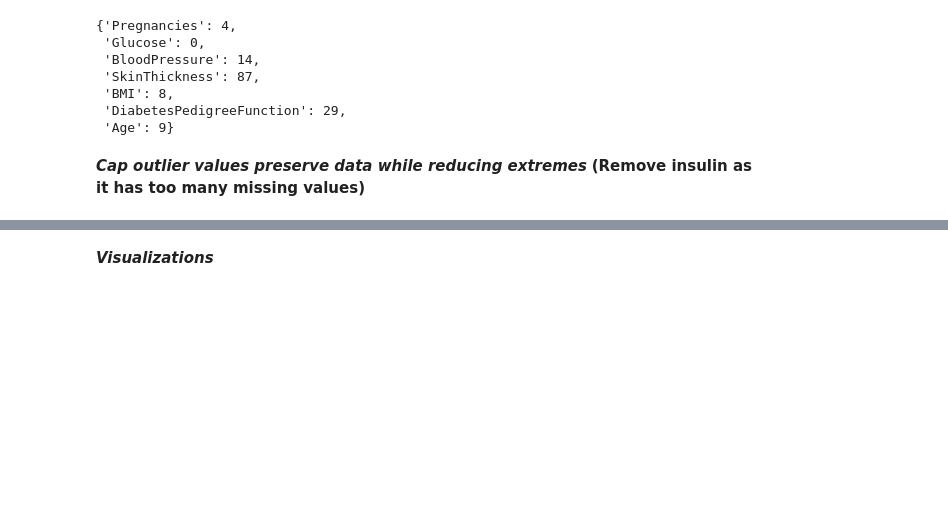
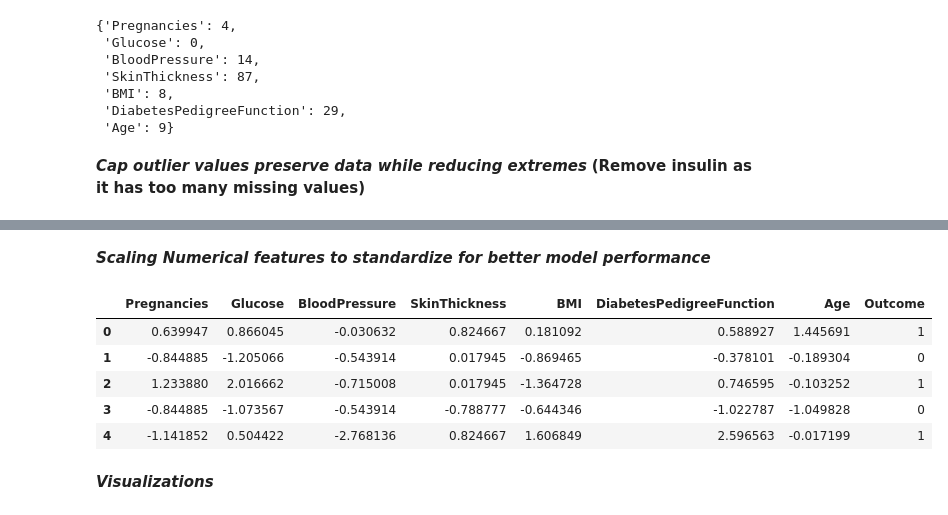
Before and after one commit to NjalaleFred/PimaIndiansDiabetesAnalysis, a Jupyter notebook: Preprocessing and EDA/pima_indians.ipynb, the cells around one changed output, grey strips where cells are left out. Saved outputs shown, nothing was run; the diff lists cells and outputs as text; code cells hidden in the pictures; blank space fills up the shorter version.

```diff
--- a/Preprocessing and EDA/pima_indians.ipynb
+++ b/Preprocessing and EDA/pima_indians.ipynb
@@ -208,6 +209,27 @@ df.describe()
 | 50% | 3.000000 | 117.000000 | 72.000000 | 29.000000 | 32.300000 | 0.372500 | 29.000000 | 0.000000 |
 | 75% | 6.000000 | 140.250000 | 80.000000 | 32.000000 | 36.600000 | 0.626250 | 41.000000 | 1.000000 |
 | max | 17.000000 | 199.000000 | 104.000000 | 42.500000 | 50.250000 | 1.200000 | 66.500000 | 1.000000 |
+# %% [markdown]
+***Scaling Numerical features to standardize for better model performance***
+# %%
+scaler = StandardScaler()
+
+# Columns to scale (excluding the target variable "Outcome")
+numerical_columns = ["Pregnancies", "Glucose", "BloodPressure", "SkinThickness", "BMI", "DiabetesPedigreeFunction", "Age"]
+
+# Apply standard scaling
+df[numerical_columns] = scaler.fit_transform(df[numerical_columns])
+
+# Display the first few rows after scaling
+df.head()
+# Some algorithms are sensitive to feature magnitudes, so scaling helps prevent bias and instability in models.
+# %% [output]
+|  | Pregnancies | Glucose | BloodPressure | SkinThickness | BMI | DiabetesPedigreeFunction | Age | Outcome |
+| 0 | 0.639947 | 0.866045 | -0.030632 | 0.824667 | 0.181092 | 0.588927 | 1.445691 | 1 |
+| 1 | -0.844885 | -1.205066 | -0.543914 | 0.017945 | -0.869465 | -0.378101 | -0.189304 | 0 |
+| 2 | 1.233880 | 2.016662 | -0.715008 | 0.017945 | -1.364728 | 0.746595 | -0.103252 | 1 |
+| 3 | -0.844885 | -1.073567 | -0.543914 | -0.788777 | -0.644346 | -1.022787 | -1.049828 | 0 |
+| 4 | -1.141852 | 0.504422 | -2.768136 | 0.824667 | 1.606849 | 2.596563 | -0.017199 | 1 |
 # %% [markdown]
 ***Visualizations***
 # %%
```
Also changed, not shown: parts of 5 cells of this notebook.
